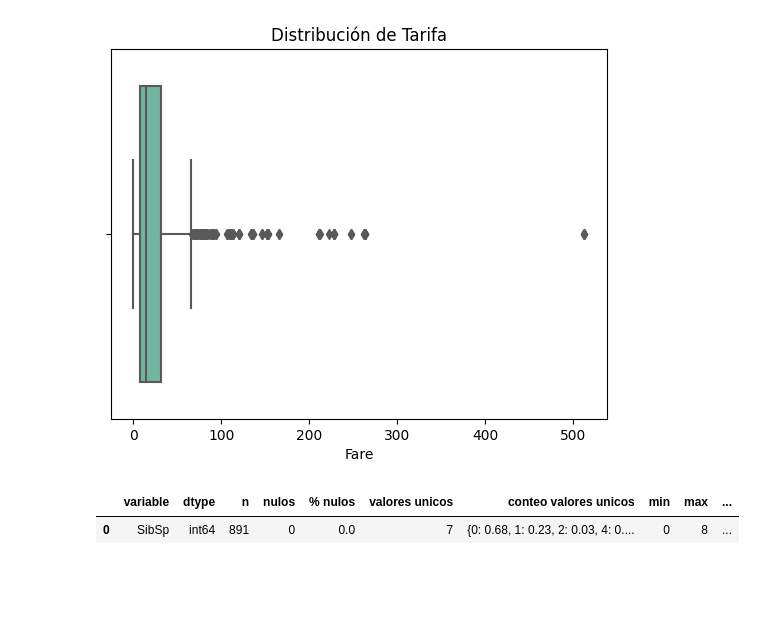
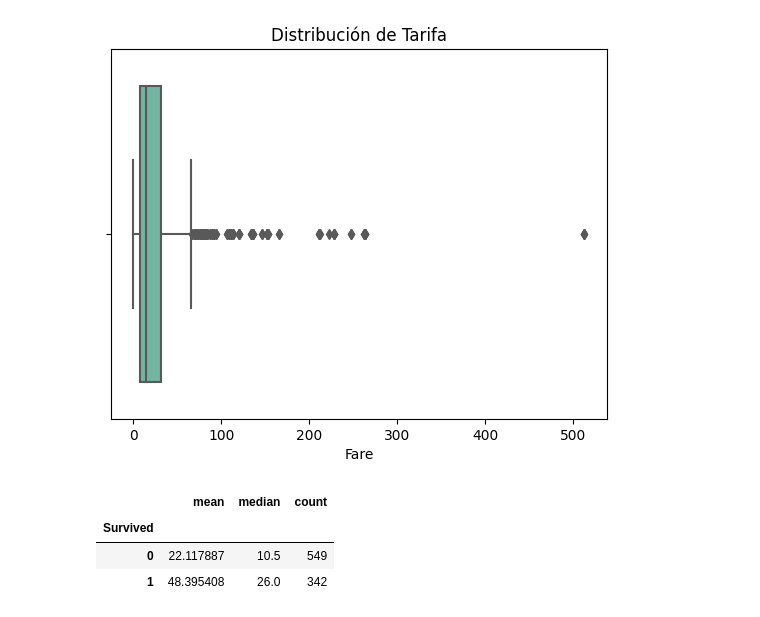
Before and after one commit to urcuninna/titanic_project, a Jupyter notebook: nootebooks/01_data_exploration.ipynb, the cells around one changed output. Drawn from its saved outputs; the diff is of its cells as text; code cells hidden in the pictures; blank space fills up the shorter version.

Commit message:
EDA de variables numéricas continuas (Age y Fare) :completo

```diff
--- a/nootebooks/01_data_exploration.ipynb
+++ b/nootebooks/01_data_exploration.ipynb
@@ -733,3 +726,11 @@ plt.show()
 # %% [output]
 [figure]
 [figure]
+# %%
+df["Age_bin"] = pd.cut(df["Age"], bins=5)
+
+tasa_as = pd.crosstab(df["Age_bin"], df["Survived"], normalize="index")
+
+tamaño = df.groupby("Age_bin")["Survived"].size()
+
+tasa_as.round(2)*100, tamaño
@@ -754,6 +808,11 @@ plt.show()
 [figure]
 [figure]
 # %%
+# Distribución entre Fare y Survived
+
+df.groupby("Survived")["Fare"].agg(["mean", "median", "count"])
 # %% [output]
-|  | variable | dtype | n | nulos | % nulos | valores unicos | conteo valores unicos | min | max | ... |
-| 0 | SibSp | int64 | 891 | 0 | 0.0 | 7 | {0: 0.68, 1: 0.23, 2: 0.03, 4: 0.... | 0 | 8 | ... |
+|  | mean | median | count |
+| Survived |  |  |  |
+| 0 | 22.117887 | 10.5 | 549 |
+| 1 | 48.395408 | 26.0 | 342 |
```
Also changed, not shown: parts of 16 cells of this notebook.
